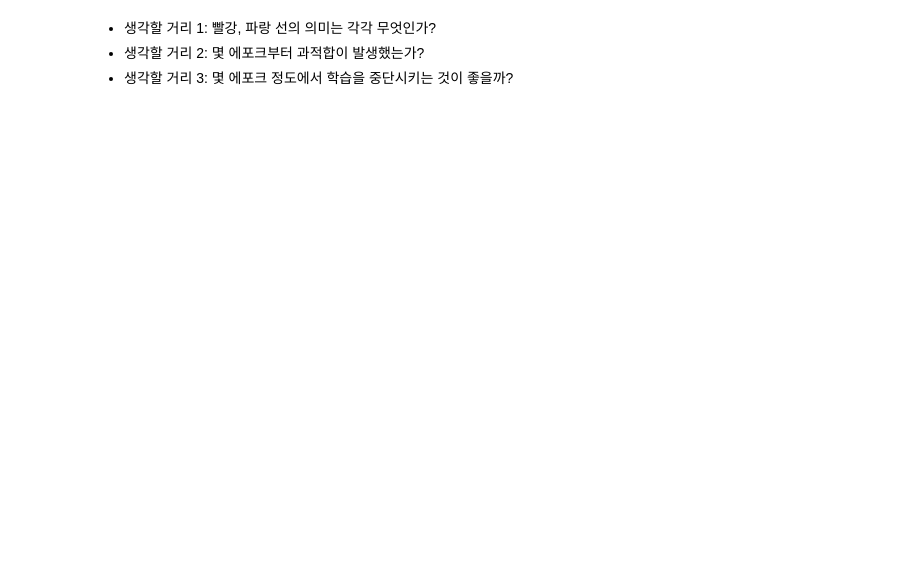
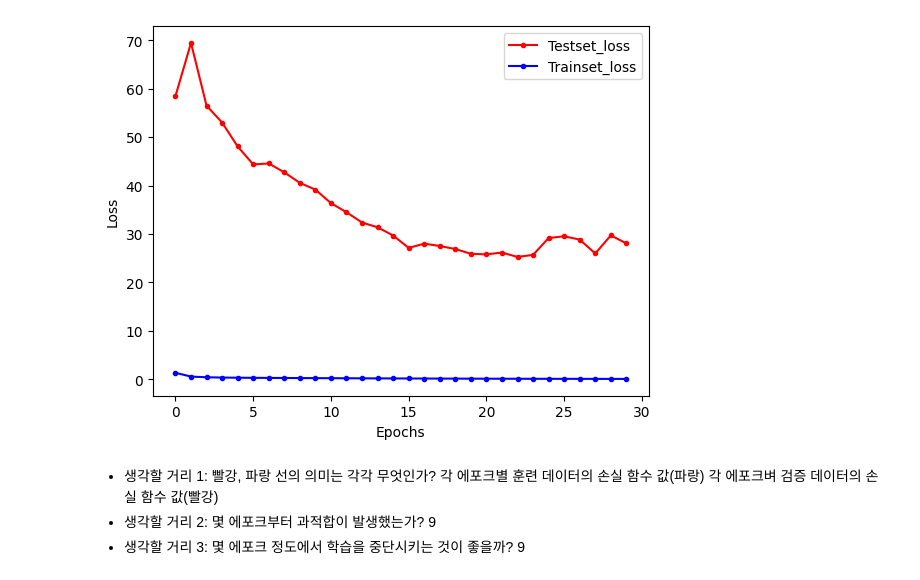
Before and after one commit to maruson08/2-2, a Jupyter notebook: C)_MNIST_손글씨_분류하기.ipynb, the cells around one changed output. Saved outputs shown, nothing was run; the diff lists cells and outputs as text; code cells hidden in the pictures; blank space fills up the shorter version.

```diff
--- a/C)_MNIST_손글씨_분류하기.ipynb
+++ b/C)_MNIST_손글씨_분류하기.ipynb
@@ -29,6 +58,6 @@ X_test = #빈칸
 # %%
-from keras.utils import #빈칸
-y_train = #빈칸: 원핫인코딩
-y_test = #빈칸: 원핫인코딩
+from keras.utils import to_categorical#빈칸
+y_train = to_categorical(y_train) #빈칸: 원핫인코딩
+y_test = to_categorical(y_test)#빈칸: 원핫인코딩
 # %%
 print(y_train[0])
@@ -37,13 +70,14 @@ y_train.shape
 # %%
 model = Sequential()
-model.add(Dense(256, input_dim=#빈칸, activation='relu'))
+model.add(Dense(256, input_dim=784, activation='relu'))
 model.add(Dense(32, activation='relu'))
+model.add(Dense(10,activation='softmax'))
 #빈칸: 출력층
 # %%
-model.compile(loss=#빈칸, optimizer='adam', metrics=['accuracy'])
+model.compile(loss='categorical_crossentropy', optimizer='adam', metrics=['accuracy'])
 # %%
 checkpointer = ModelCheckpoint(filepath='bestMNIST.keras', monitor='val_loss', verbose=1, save_best_only=True)
 earlystopper = EarlyStopping(monitor='val_loss', patience=10, verbose=1)
 # %%
-history = model.fit(X_train, y_train, validation_data=#빈칸, epochs=30, batch_size=128, callbacks=#빈칸)
+history = model.fit(X_train, y_train, validation_data=(X_test, y_test), epochs=30, batch_size=128, callbacks=[checkpointer, earlystopper])
 #validation_data: 에포크마다 검증 데이터로 사용할 데이터를 튜플로 전달한다.
@@ -54,12 +127,16 @@ history.history #퀴즈: 자료형이 무엇인가?
 # %%
 x_len = np.arange(len(history.history['loss']))
-plt.plot(x_len, #빈칸: 검증 데이터 손실함수, marker='.',c='red',label='Testset_loss')
-plt.plot(x_len, #빈칸: 훈련 데이터 손실함수, marker='.',c='blue', label='Trainset_loss')
+plt.plot(x_len, history.history['val_loss'], marker='.',c='red',label='Testset_loss')
+plt.plot(x_len, history.history['loss'], marker='.',c='blue', label='Trainset_loss')
 plt.legend()
 plt.xlabel('Epochs')
 plt.ylabel('Loss')
 plt.show()
+# %% [output]
+[figure, added]
 # %% [markdown]
 - 생각할 거리 1: 빨강, 파랑 선의 의미는 각각 무엇인가?
-- 생각할 거리 2: 몇 에포크부터 과적합이 발생했는가?
-- 생각할 거리 3: 몇 에포크 정도에서 학습을 중단시키는 것이 좋을까?
+  각 에포크별 훈련 데이터의 손실 함수 값(파랑)
+  각 에포크벼 검증 데이터의 손실 함수 값(빨강)
+- 생각할 거리 2: 몇 에포크부터 과적합이 발생했는가? 9
+- 생각할 거리 3: 몇 에포크 정도에서 학습을 중단시키는 것이 좋을까? 9
```
Also changed, not shown: parts of 10 cells of this notebook.
